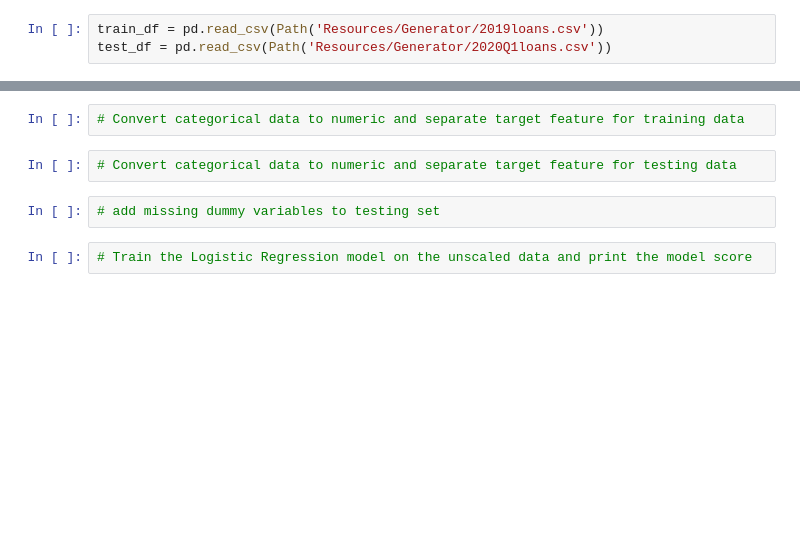
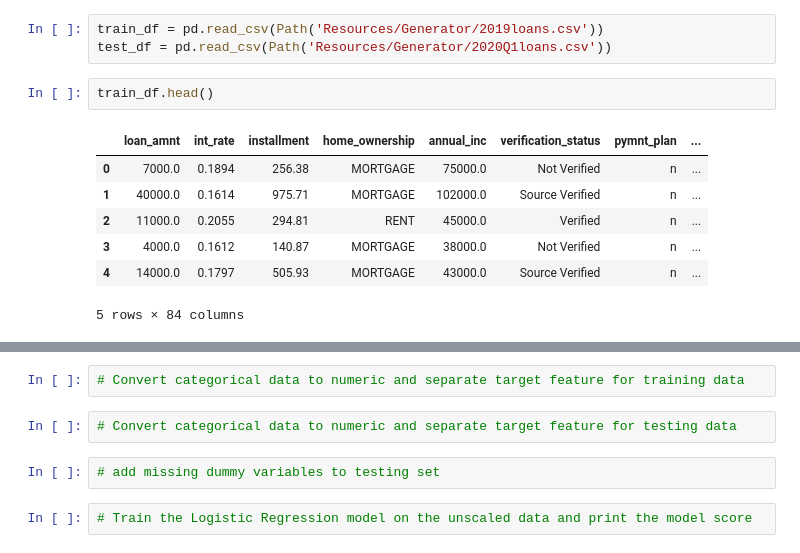
Before and after one commit to wycislo/LendingClub, a Jupyter notebook: Credit_Risk_Evaluator.ipynb, the cells around one changed output, grey strips where cells are left out. Cells and saved outputs as stored; diff of their text form; blank space fills up the shorter version.

```diff
--- a/Credit_Risk_Evaluator.ipynb
+++ b/Credit_Risk_Evaluator.ipynb
@@ -9,3 +12,13 @@ from pathlib import Path
 # %%
 train_df = pd.read_csv(Path('Resources/Generator/2019loans.csv'))
 test_df = pd.read_csv(Path('Resources/Generator/2020Q1loans.csv'))
+# %%
+train_df.head()
+# %% [output]
+|  | loan_amnt | int_rate | installment | home_ownership | annual_inc | verification_status | pymnt_plan | ... |
+| 0 | 7000.0 | 0.1894 | 256.38 | MORTGAGE | 75000.0 | Not Verified | n | ... |
+| 1 | 40000.0 | 0.1614 | 975.71 | MORTGAGE | 102000.0 | Source Verified | n | ... |
+| 2 | 11000.0 | 0.2055 | 294.81 | RENT | 45000.0 | Verified | n | ... |
+| 3 | 4000.0 | 0.1612 | 140.87 | MORTGAGE | 38000.0 | Not Verified | n | ... |
+| 4 | 14000.0 | 0.1797 | 505.93 | MORTGAGE | 43000.0 | Source Verified | n | ... |
+5 rows × 84 columns
```
Also changed, not shown: parts of 14 cells of this notebook, 2 other files.
